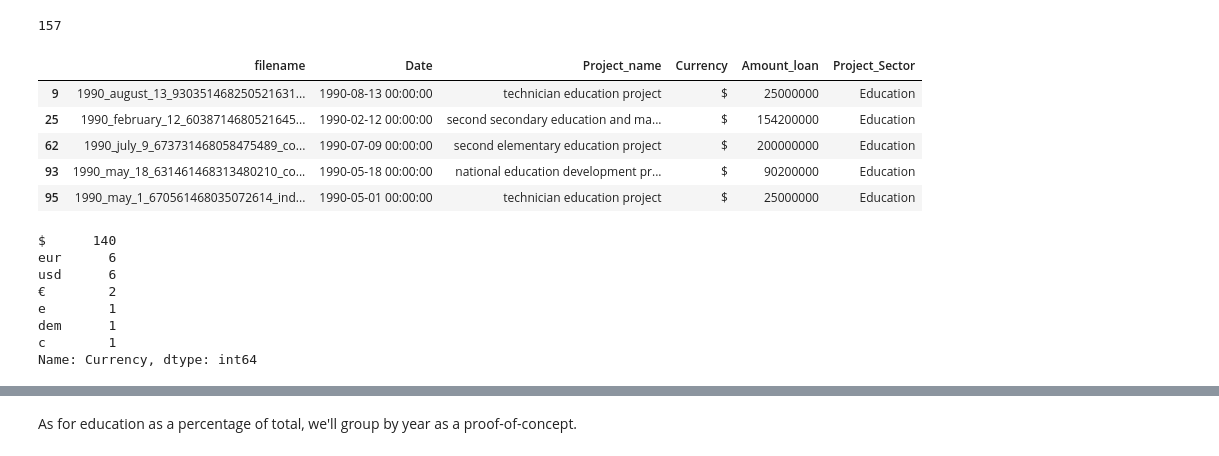
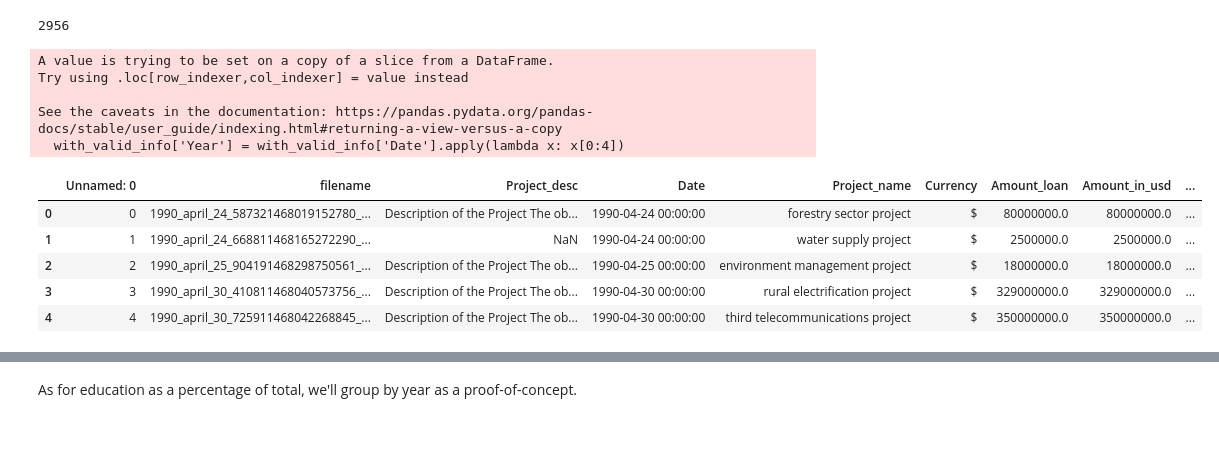
Before and after one commit to noahschoem/amethyst-erdos-may-2021, a Jupyter notebook: Noah/test_abnormally_low_$.ipynb, the cells around one changed output, grey strips where cells are left out. Saved outputs shown, nothing was run; the diff lists cells and outputs as text; code cells hidden in the pictures.

```diff
--- a/Noah/education_time_series_proof_of_concept.ipynb
+++ b/Noah/test_abnormally_low_$.ipynb
@@ -7,28 +7,22 @@ import seaborn as sns
 import os.path
 import datetime
 # %%
-extracted_information = pd.read_pickle(os.path.join('..','Extracted_Information_Sectors_Education_Other.dat'))
+extracted_information = pd.read_csv(os.path.join('..','Extracted_Information.csv'))
 # select the Education entries and drop values without a valid currency or loan amound
-education_with_valid_info = extracted_information.loc[(extracted_information['Project_Sector']=='Education')].dropna(subset=['Currency','Amount_loan'])
-print(len(education_with_valid_info))
-education_with_valid_info.head()
+with_valid_info = extracted_information.dropna(subset=['Amount_in_usd'])
+with_valid_info['Year'] = with_valid_info['Date'].apply(lambda x: x[0:4])
+print(len(with_valid_info))
+with_valid_info.head()
 # %% [output]
-157
+2956
+A value is trying to be set on a copy of a slice from a DataFrame.
+Try using .loc[row_indexer,col_indexer] = value instead
+
+See the caveats in the documentation: https://pandas.pydata.org/pandas-docs/stable/user_guide/indexing.html#returning-a-view-versus-a-copy
+  with_valid_info['Year'] = with_valid_info['Date'].apply(lambda x: x[0:4])
-|  | filename | Date | Project_name | Currency | Amount_loan | Project_Sector |
-| 9 | 1990_august_13_930351468250521631... | 1990-08-13 00:00:00 | technician education project | $ | 25000000 | Education |
-| 25 | 1990_february_12_6038714680521645... | 1990-02-12 00:00:00 | second secondary education and ma... | $ | 154200000 | Education |
-| 62 | 1990_july_9_673731468058475489_co... | 1990-07-09 00:00:00 | second elementary education project | $ | 200000000 | Education |
-| 93 | 1990_may_18_631461468313480210_co... | 1990-05-18 00:00:00 | national education development pr... | $ | 90200000 | Education |
-| 95 | 1990_may_1_670561468035072614_ind... | 1990-05-01 00:00:00 | technician education project | $ | 25000000 | Education |
+|  | Unnamed: 0 | filename | Project_desc | Date | Project_name | Currency | Amount_loan | Amount_in_usd | ... |
+| 0 | 0 | 1990_april_24_587321468019152780_... | Description of the Project The ob... | 1990-04-24 00:00:00 | forestry sector project | $ | 80000000.0 | 80000000.0 | ... |
+| 1 | 1 | 1990_april_24_668811468165272290_... | NaN | 1990-04-24 00:00:00 | water supply project | $ | 2500000.0 | 2500000.0 | ... |
+| 2 | 2 | 1990_april_25_904191468298750561_... | Description of the Project The ob... | 1990-04-25 00:00:00 | environment management project | $ | 18000000.0 | 18000000.0 | ... |
+| 3 | 3 | 1990_april_30_410811468040573756_... | Description of the Project The ob... | 1990-04-30 00:00:00 | rural electrification project | $ | 329000000.0 | 329000000.0 | ... |
+| 4 | 4 | 1990_april_30_725911468042268845_... | Description of the Project The ob... | 1990-04-30 00:00:00 | third telecommunications project | $ | 350000000.0 | 350000000.0 | ... |
-# %%
-# Now how many currencies are we left with?
-education_with_valid_info.Currency.value_counts()
-# %% [output]
-$      140
-eur      6
-usd      6
-€        2
-e        1
-dem      1
-c        1
-Name: Currency, dtype: int64
```
Also changed, not shown: parts of 3 cells of this notebook, 18 other files.
